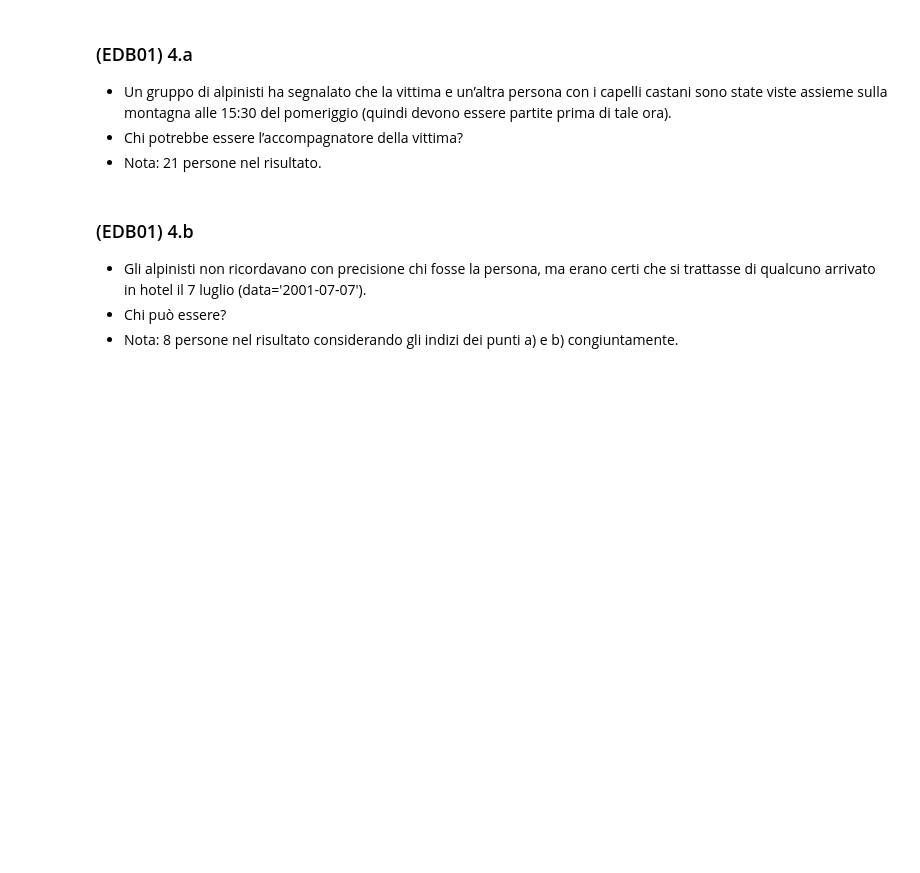
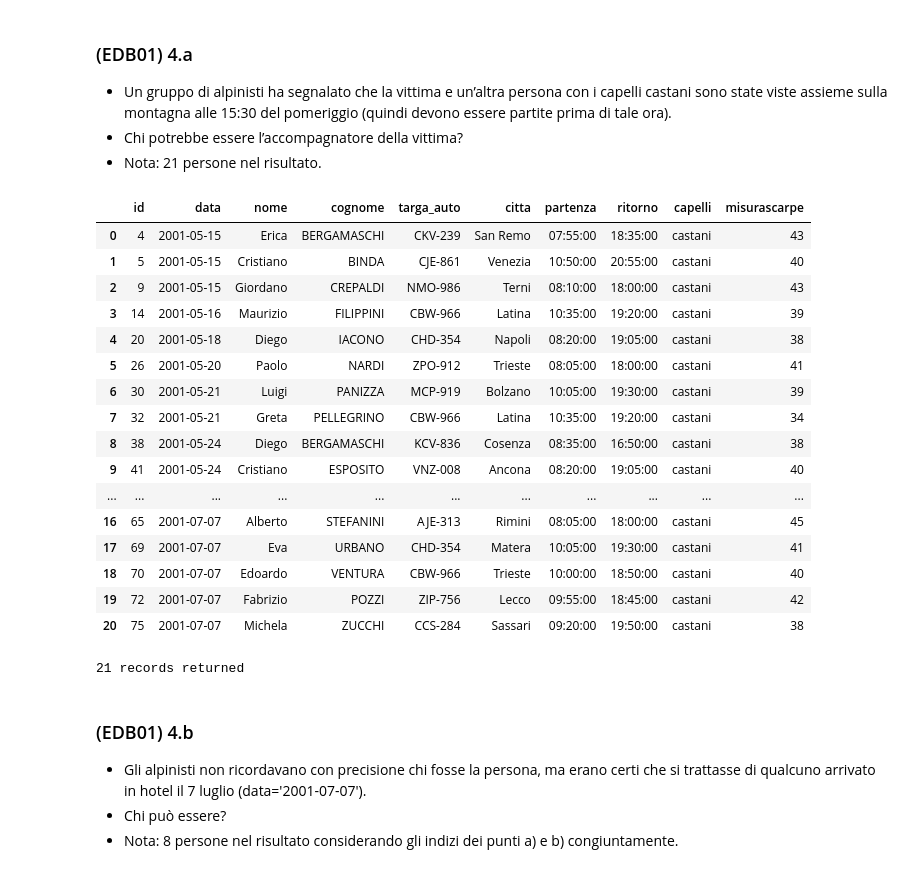
Before and after one commit to morettitommaso/sql-exercises, a Jupyter notebook: edb01_montagna.ipynb, the cells around one changed output. Cells and saved outputs as stored; diff of their text form; code cells hidden in the pictures; blank space fills up the shorter version.

```diff
--- a/edb01_montagna.ipynb
+++ b/edb01_montagna.ipynb
@@ -337,3 +381,28 @@ rq("""
+# %%
+rq("""
+select *
+from dati
+where (dati.partenza < "15:30;00" AND dati.capelli = "castani");
+""")
+# %% [output]
+|  | id | data | nome | cognome | targa_auto | citta | partenza | ritorno | capelli | misurascarpe |
+| 0 | 4 | 2001-05-15 | Erica | BERGAMASCHI | CKV-239 | San Remo | 07:55:00 | 18:35:00 | castani | 43 |
+| 1 | 5 | 2001-05-15 | Cristiano | BINDA | CJE-861 | Venezia | 10:50:00 | 20:55:00 | castani | 40 |
+| 2 | 9 | 2001-05-15 | Giordano | CREPALDI | NMO-986 | Terni | 08:10:00 | 18:00:00 | castani | 43 |
+| 3 | 14 | 2001-05-16 | Maurizio | FILIPPINI | CBW-966 | Latina | 10:35:00 | 19:20:00 | castani | 39 |
+| 4 | 20 | 2001-05-18 | Diego | IACONO | CHD-354 | Napoli | 08:20:00 | 19:05:00 | castani | 38 |
+| 5 | 26 | 2001-05-20 | Paolo | NARDI | ZPO-912 | Trieste | 08:05:00 | 18:00:00 | castani | 41 |
+| 6 | 30 | 2001-05-21 | Luigi | PANIZZA | MCP-919 | Bolzano | 10:05:00 | 19:30:00 | castani | 39 |
+| 7 | 32 | 2001-05-21 | Greta | PELLEGRINO | CBW-966 | Latina | 10:35:00 | 19:20:00 | castani | 34 |
+| 8 | 38 | 2001-05-24 | Diego | BERGAMASCHI | KCV-836 | Cosenza | 08:35:00 | 16:50:00 | castani | 38 |
+| 9 | 41 | 2001-05-24 | Cristiano | ESPOSITO | VNZ-008 | Ancona | 08:20:00 | 19:05:00 | castani | 40 |
+| ... | ... | ... | ... | ... | ... | ... | ... | ... | ... | ... |
+| 16 | 65 | 2001-07-07 | Alberto | STEFANINI | AJE-313 | Rimini | 08:05:00 | 18:00:00 | castani | 45 |
+| 17 | 69 | 2001-07-07 | Eva | URBANO | CHD-354 | Matera | 10:05:00 | 19:30:00 | castani | 41 |
+| 18 | 70 | 2001-07-07 | Edoardo | VENTURA | CBW-966 | Trieste | 10:00:00 | 18:50:00 | castani | 40 |
+| 19 | 72 | 2001-07-07 | Fabrizio | POZZI | ZIP-756 | Lecco | 09:55:00 | 18:45:00 | castani | 42 |
+| 20 | 75 | 2001-07-07 | Michela | ZUCCHI | CCS-284 | Sassari | 09:20:00 | 19:50:00 | castani | 38 |
+21 records returned
 # %% [markdown]
 ### (EDB01) 4.b
 * Gli alpinisti non ricordavano con precisione chi fosse la persona, ma erano certi che si trattasse di qualcuno arrivato in hotel il 7 luglio (data='2001-07-07').
```
Also changed, not shown: parts of 37 cells of this notebook.
